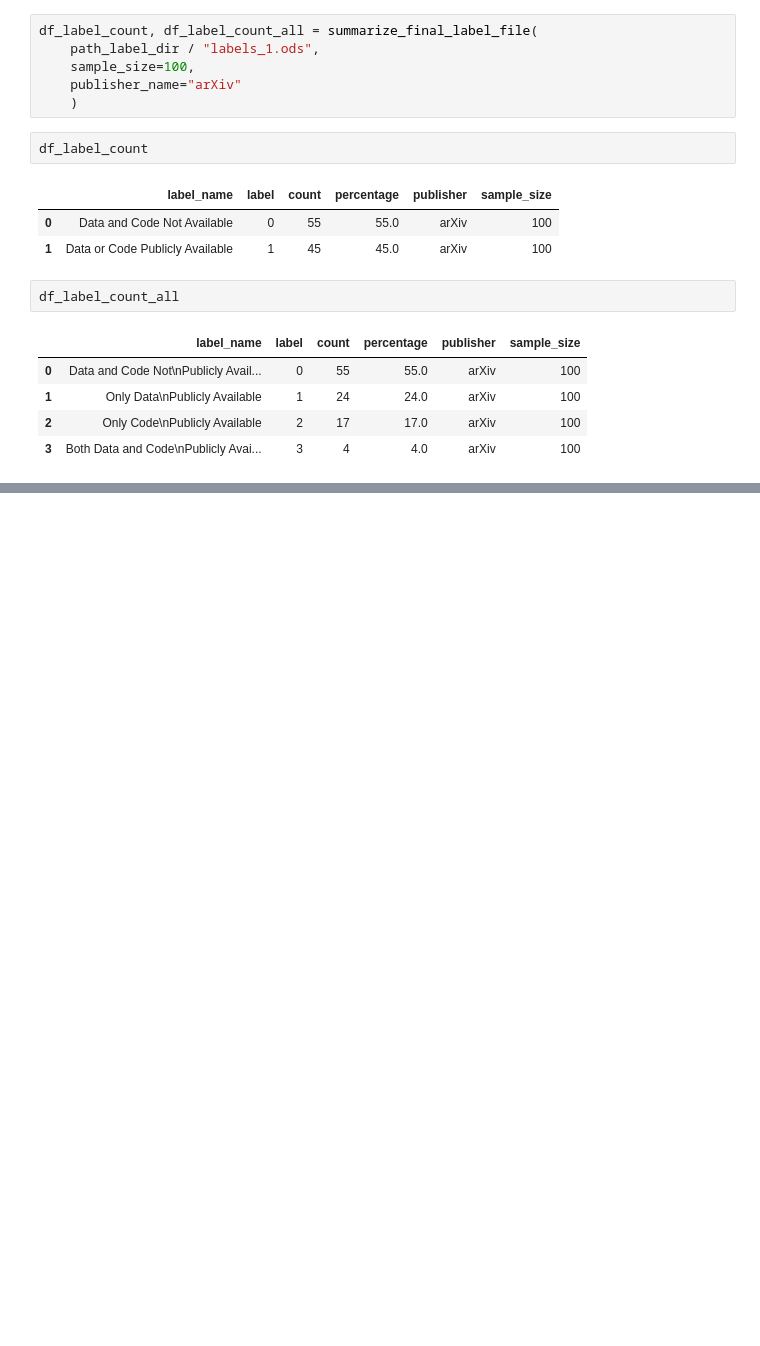
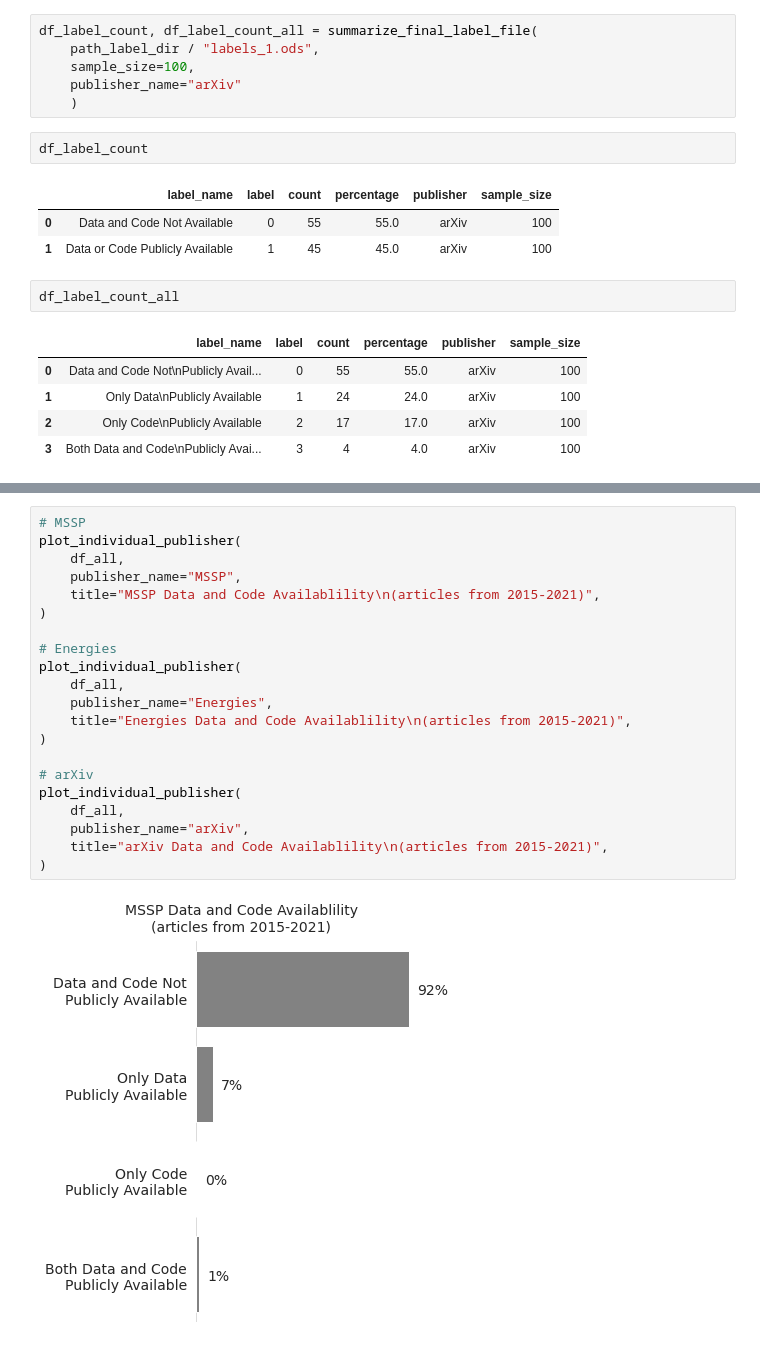
Before and after one commit to tvhahn/arxiv-code-search, a Jupyter notebook: notebooks/summarize_manual_labels.ipynb, the cells around one changed output, grey strips where cells are left out. Drawn from its saved outputs; the diff is of its cells as text; blank space fills up the shorter version.

```diff
--- a/notebooks/summarize_manual_labels.ipynb
+++ b/notebooks/summarize_manual_labels.ipynb
@@ -91,0 +162,23 @@ df_label_count_all
+# %%
+# MSSP
+plot_individual_publisher(
+    df_all,
+    publisher_name="MSSP",
+    title="MSSP Data and Code Availablility\n(articles from 2015-2021)",
+)
+
+# Energies
+plot_individual_publisher(
+    df_all,
+    publisher_name="Energies",
+    title="Energies Data and Code Availablility\n(articles from 2015-2021)",
+)
+
+# arXiv
+plot_individual_publisher(
+    df_all,
+    publisher_name="arXiv",
+    title="arXiv Data and Code Availablility\n(articles from 2015-2021)",
+)
+# %% [output]
+[figure, added]
```
Also changed, not shown: parts of 10 cells of this notebook, 1 other file.
